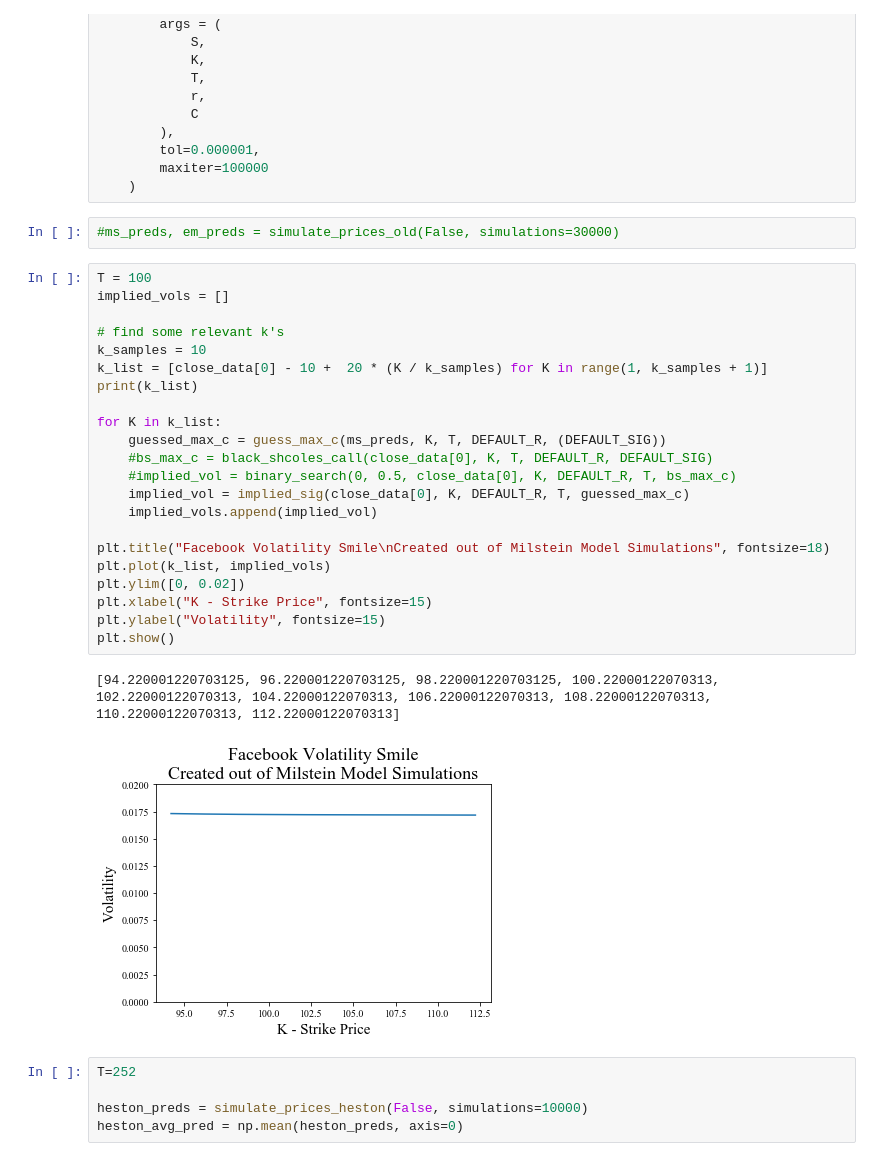
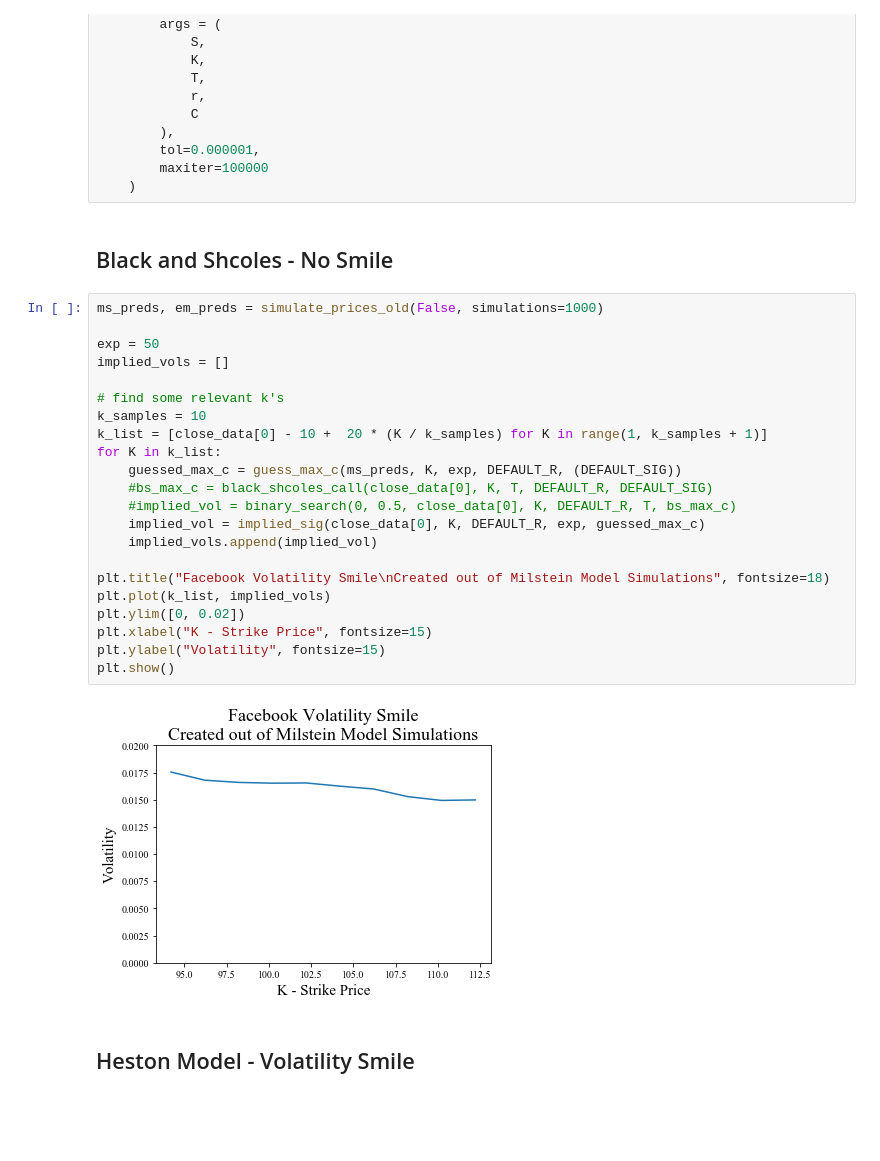
Before and after one commit to Royz2123/Heston-Model, a Jupyter notebook: Expansion - Heston Model.ipynb, the cells around one changed output. Drawn from its saved outputs; the diff is of its cells as text; blank space fills up the shorter version.

```diff
--- a/Expansion - Heston Model.ipynb
+++ b/Expansion - Heston Model.ipynb
@@ -380,36 +381,32 @@ def implied_sig(S, K, r, T, C):
         tol=0.000001,
         maxiter=100000
     )
-# %%
-#ms_preds, em_preds = simulate_prices_old(False, simulations=30000)
+# %% [markdown]
+## Black and Shcoles - No Smile
 # %%
-T = 100
+ms_preds, em_preds = simulate_prices_old(False, simulations=1000)
+
+exp = 50
 implied_vols = []
 
 # find some relevant k's
 k_samples = 10
 k_list = [close_data[0] - 10 +  20 * (K / k_samples) for K in range(1, k_samples + 1)]
-print(k_list)
-
 for K in k_list:
-    guessed_max_c = guess_max_c(ms_preds, K, T, DEFAULT_R, (DEFAULT_SIG))
+    guessed_max_c = guess_max_c(ms_preds, K, exp, DEFAULT_R, (DEFAULT_SIG))
     #bs_max_c = black_shcoles_call(close_data[0], K, T, DEFAULT_R, DEFAULT_SIG)
     #implied_vol = binary_search(0, 0.5, close_data[0], K, DEFAULT_R, T, bs_max_c)
-    implied_vol = implied_sig(close_data[0], K, DEFAULT_R, T, guessed_max_c)
+    implied_vol = implied_sig(close_data[0], K, DEFAULT_R, exp, guessed_max_c)
     implied_vols.append(implied_vol)
 
 plt.title("Facebook Volatility Smile\nCreated out of Milstein Model Simulations", fontsize=18)
 plt.plot(k_list, implied_vols)
 plt.ylim([0, 0.02])
 plt.xlabel("K - Strike Price", fontsize=15)
 plt.ylabel("Volatility", fontsize=15)
 plt.show()
 # %% [output]
-[94.220001220703125, 96.220001220703125, 98.220001220703125, 100.22000122070313, 102.22000122070313, 104.22000122070313, 106.22000122070313, 108.22000122070313, 110.22000122070313, 112.22000122070313]
-[figure, old version]
+[figure, new version]
-# %%
-T=252
-
-heston_preds = simulate_prices_heston(False, simulations=10000)
-heston_avg_pred = np.mean(heston_preds, axis=0)
+# %% [markdown]
+## Heston Model - Volatility Smile
 # %%
```
Also changed, not shown: parts of 9 cells of this notebook, 2 other files.
